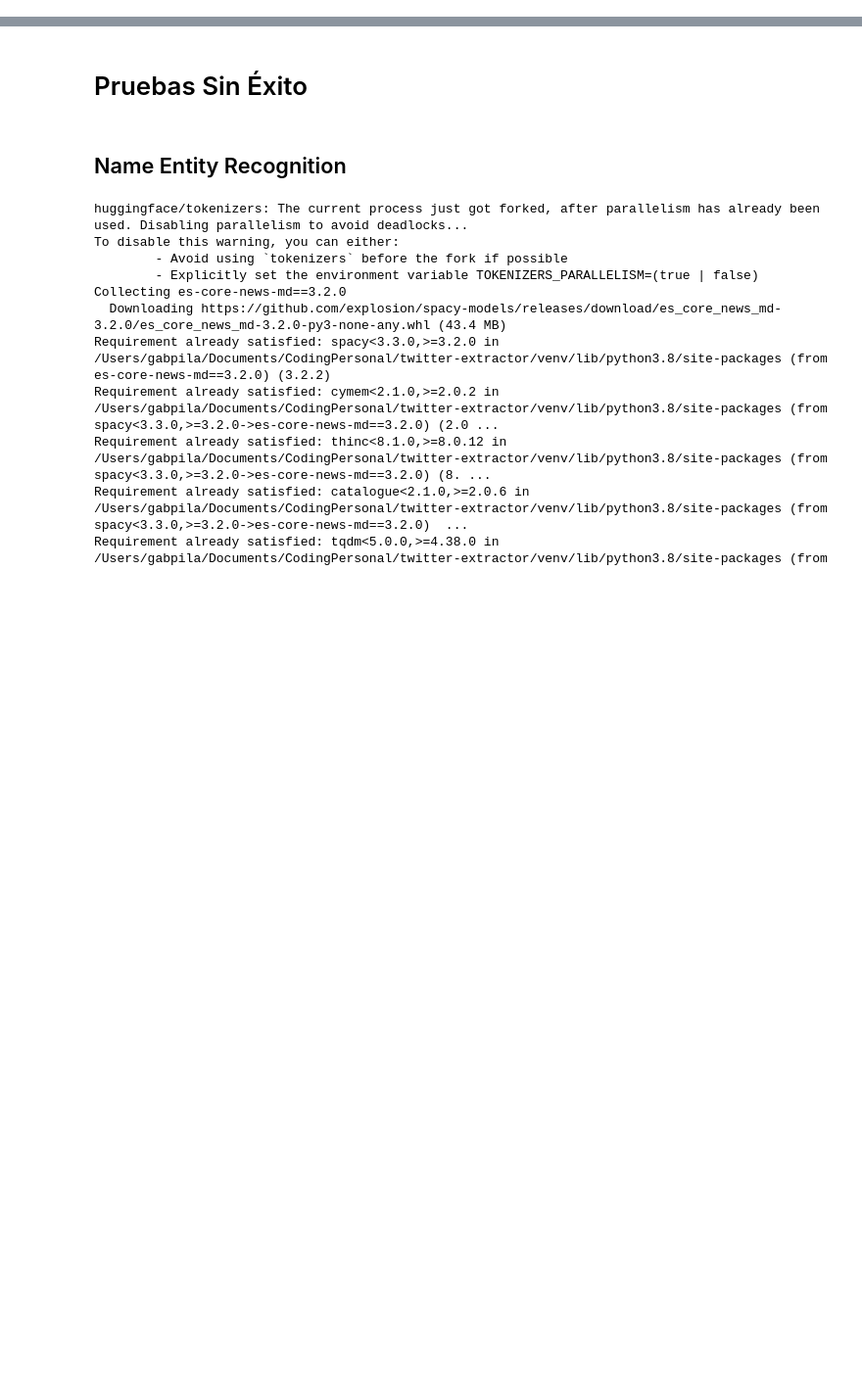
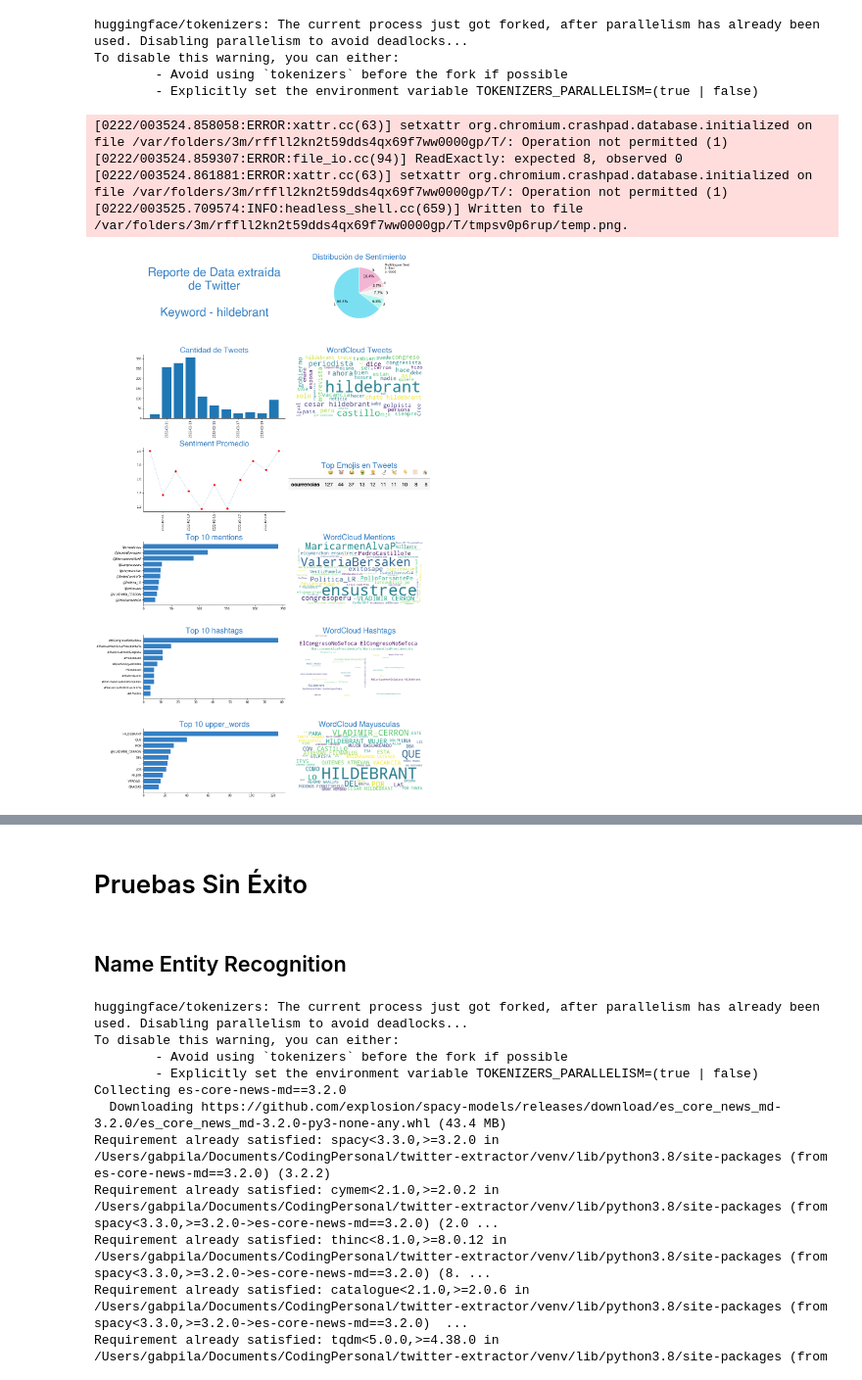
Before and after one commit to GabrielPila/twitter-extractor, a Jupyter notebook: notebooks/Project_NLP_pipeline.ipynb, the cells around one changed output, grey strips where cells are left out. Shown at 98% size. Cells and saved outputs as stored; diff of their text form; code cells hidden in the pictures; blank space fills up the shorter version.

```diff
--- a/notebooks/Project_NLP_pipeline.ipynb
+++ b/notebooks/Project_NLP_pipeline.ipynb
@@ -318,2 +447,14 @@ To disable this warning, you can either:
+# %%
+plot_report(dataset)
+# %% [output]
+huggingface/tokenizers: The current process just got forked, after parallelism has already been used. Disabling parallelism to avoid deadlocks...
+To disable this warning, you can either:
+        - Avoid using `tokenizers` before the fork if possible
+        - Explicitly set the environment variable TOKENIZERS_PARALLELISM=(true | false)
+[0222/003524.858058:ERROR:xattr.cc(63)] setxattr org.chromium.crashpad.database.initialized on file /var/folders/3m/rffll2kn2t59dds4qx69f7ww0000gp/T/: Operation not permitted (1)
+[0222/003524.859307:ERROR:file_io.cc(94)] ReadExactly: expected 8, observed 0
+[0222/003524.861881:ERROR:xattr.cc(63)] setxattr org.chromium.crashpad.database.initialized on file /var/folders/3m/rffll2kn2t59dds4qx69f7ww0000gp/T/: Operation not permitted (1)
+[0222/003525.709574:INFO:headless_shell.cc(659)] Written to file /var/folders/3m/rffll2kn2t59dds4qx69f7ww0000gp/T/tmpsv0p6rup/temp.png.
+[figure, added]
 # %%
 # PLOT FINAL
```
Also changed, not shown: parts of 7 cells of this notebook, 12 other files.
